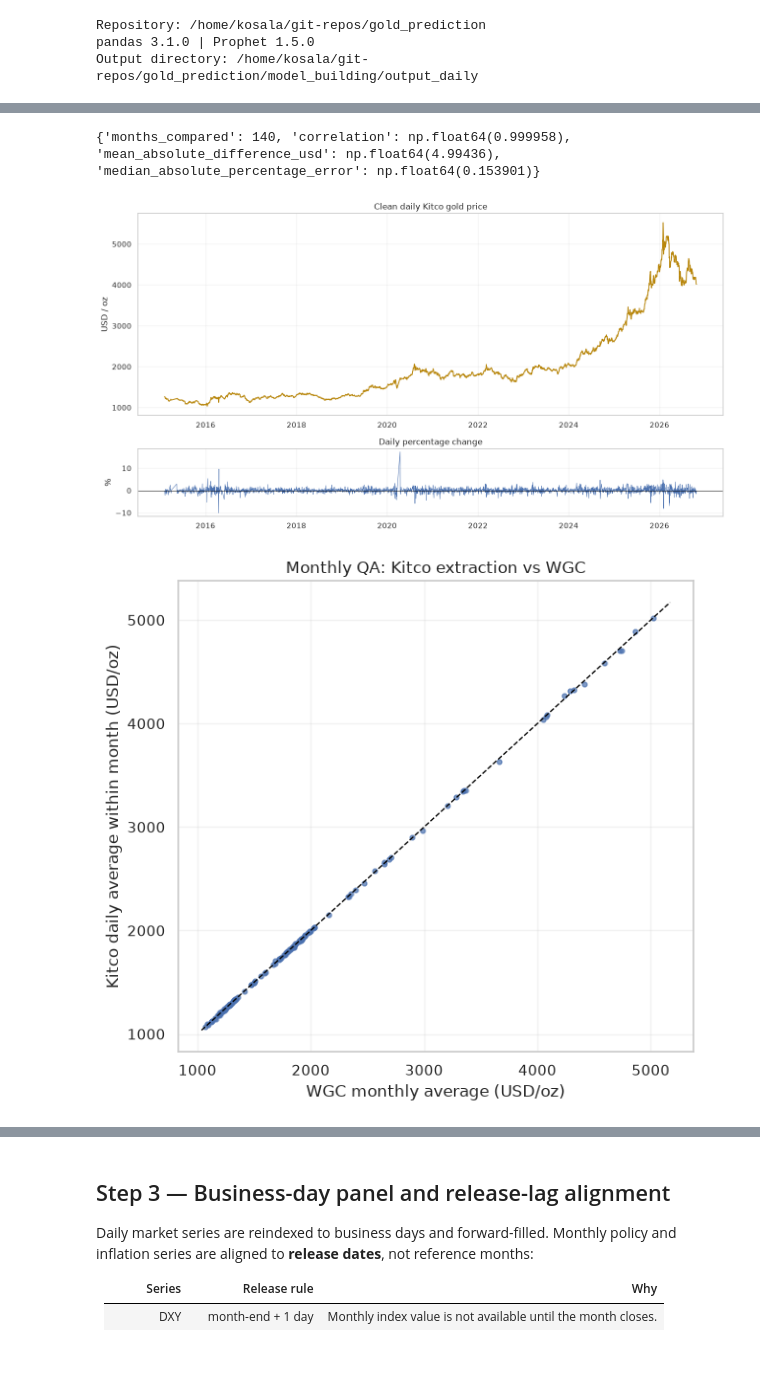
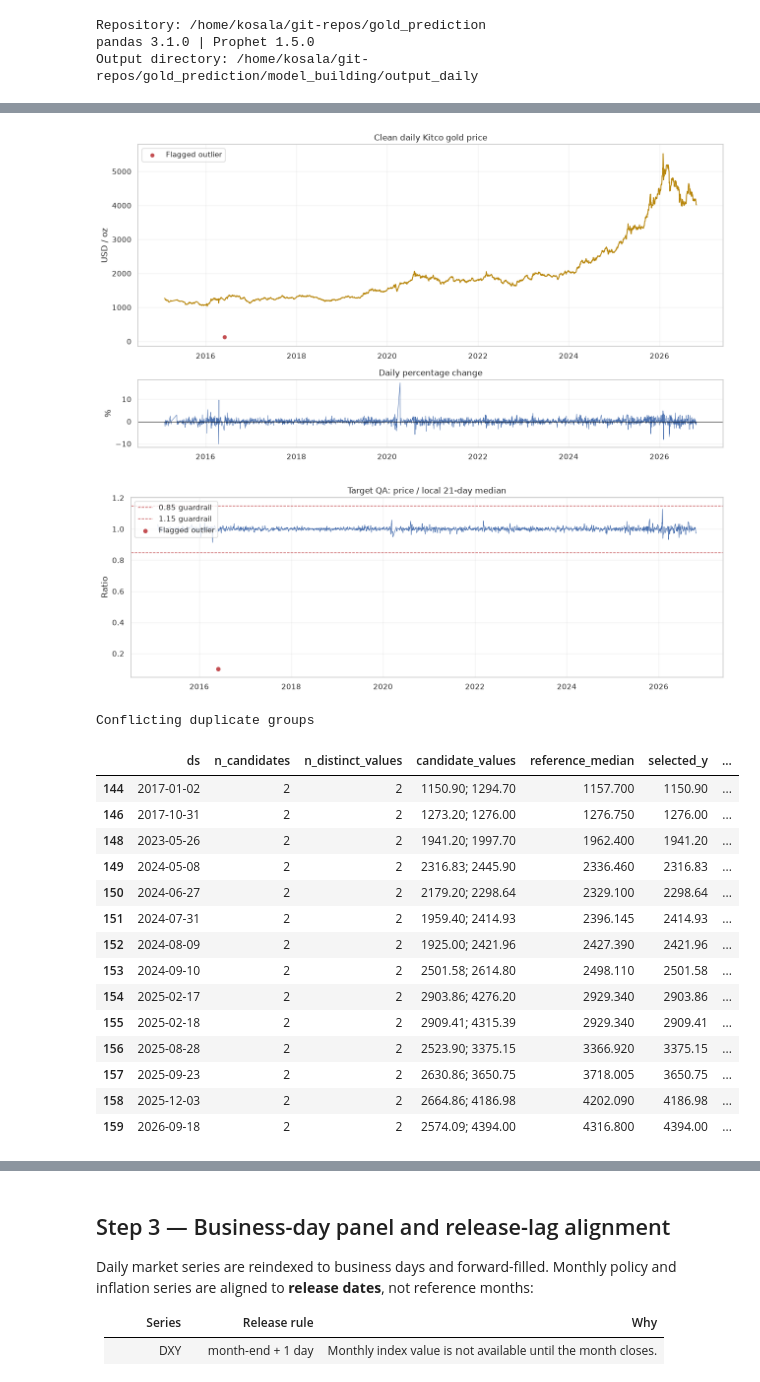
Before and after one commit to kosalaMaduwantha/exps, a Jupyter notebook: gold_prediction/model_building/gold_daily_prophet.ipynb, the cells around one changed output, grey strips where cells are left out. Saved outputs shown, nothing was run; the diff lists cells and outputs as text; code cells hidden in the pictures.

Commit message:
Refactor daily gold model to Dates-only target and daily oil data

```diff
--- a/gold_prediction/model_building/gold_daily_prophet.ipynb
+++ b/gold_prediction/model_building/gold_daily_prophet.ipynb
@@ -245,57 +264,62 @@ The WGC monthly averages are a different source and a different frequency, so th
 # %%
-wgc = load_wgc()
-
-monthly_avg = gold.set_index("ds")["y"].resample("MS").mean()
-wgc_aligned = wgc.reindex(monthly_avg.index.to_period("M"))
-qa_monthly = pd.DataFrame({
-    "kitco_monthly_avg": monthly_avg.values,
-    "wgc_monthly": wgc_aligned.values,
-}, index=monthly_avg.index).dropna()
-qa_monthly["difference"] = qa_monthly["kitco_monthly_avg"] - qa_monthly["wgc_monthly"]
-qa_monthly["pct_error"] = qa_monthly["difference"].abs() / qa_monthly["wgc_monthly"] * 100
-
-qa_stats = {
-    "months_compared": len(qa_monthly),
-    "correlation": qa_monthly[["kitco_monthly_avg", "wgc_monthly"]].corr().iloc[0, 1],
-    "mean_absolute_difference_usd": qa_monthly["difference"].abs().mean(),
-    "median_absolute_percentage_error": qa_monthly["pct_error"].median(),
-}
-print({k: round(v, 6) if isinstance(v, float) else v for k, v in qa_stats.items()})
+gold_series = gold.set_index("ds")["y"]
+returns = gold_series.pct_change() * 100
 
 fig, axes = plt.subplots(2, 1, figsize=(13, 7), height_ratios=[3, 1])
-axes[0].plot(gold["ds"], gold["y"], color="#b8860b", lw=1.4)
+axes[0].plot(gold_series.index, gold_series.values, color="#b8860b", lw=1.4)
+if len(outliers):
+    axes[0].scatter(outliers["ds"], outliers["y"], color="#c44e52", s=25, zorder=4, label="Flagged outlier")
+    axes[0].legend(loc="upper left")
 axes[0].set_title("Clean daily Kitco gold price")
 axes[0].set_ylabel("USD / oz")
 axes[0].grid(alpha=0.25)
 
-returns = gold.set_index("ds")["y"].pct_change() * 100
 axes[1].plot(returns.index, returns.values, color="#4c72b0", lw=0.7)
 axes[1].axhline(0, color="black", lw=0.7)
 axes[1].set_title("Daily percentage change")
 axes[1].set_ylabel("%")
 axes[1].grid(alpha=0.25)
 fig.tight_layout()
 fig.savefig(OUT / "gold_history_daily.png", dpi=150, bbox_inches="tight")
 plt.show()
 
-fig, ax = plt.subplots(figsize=(6.5, 6))
-ax.scatter(qa_monthly["wgc_monthly"], qa_monthly["kitco_monthly_avg"], s=12, alpha=0.7)
-lo = min(qa_monthly["wgc_monthly"].min(), qa_monthly["kitco_monthly_avg"].min()) * 0.97
-hi = max(qa_monthly["wgc_monthly"].max(), qa_monthly["kitco_monthly_avg"].max()) * 1.03
-ax.plot([lo, hi], [lo, hi], ls="--", color="black", lw=1)
-ax.set_xlabel("WGC monthly average (USD/oz)")
-ax.set_ylabel("Kitco daily average within month (USD/oz)")
-ax.set_title("Monthly QA: Kitco extraction vs WGC")
+local_neigh = gold_series.rolling("21D", center=True, min_periods=3).median()
+local_ratio = gold_series / local_neigh
+fig, ax = plt.subplots(figsize=(13, 4.5))
+ax.plot(local_ratio.index, local_ratio.values, color="#4c72b0", lw=0.8)
+ax.axhline(0.85, color="#c44e52", ls="--", lw=1, label="0.85 guardrail")
+ax.axhline(1.15, color="#c44e52", ls="--", lw=1, label="1.15 guardrail")
+if len(outliers):
+    ax.scatter(outliers["ds"], outliers["neigh_ratio"], color="#c44e52", s=30, zorder=4, label="Flagged outlier")
+ax.set_title("Target QA: price / local 21-day median")
+ax.set_ylabel("Ratio")
+ax.legend(loc="upper left")
 ax.grid(alpha=0.25)
 fig.tight_layout()
-fig.savefig(OUT / "wgc_qa_daily.png", dpi=150, bbox_inches="tight")
+fig.savefig(OUT / "target_qa_daily.png", dpi=150, bbox_inches="tight")
 plt.show()
 
-qa_monthly.to_csv(OUT / "wgc_monthly_qa.csv")
+print("Conflicting duplicate groups")
+display(duplicate_audit[duplicate_audit["n_distinct_values"] > 1].sort_values("ds"))
 # %% [output]
-{'months_compared': 140, 'correlation': np.float64(0.999958), 'mean_absolute_difference_usd': np.float64(4.99436), 'median_absolute_percentage_error': np.float64(0.153901)}
-[figure, old version]
+[figure, new version]
-[figure, old version]
+[figure, new version]
+Conflicting duplicate groups
+|  | ds | n_candidates | n_distinct_values | candidate_values | reference_median | selected_y | ... |
+| 144 | 2017-01-02 | 2 | 2 | 1150.90; 1294.70 | 1157.700 | 1150.90 | ... |
+| 146 | 2017-10-31 | 2 | 2 | 1273.20; 1276.00 | 1276.750 | 1276.00 | ... |
+| 148 | 2023-05-26 | 2 | 2 | 1941.20; 1997.70 | 1962.400 | 1941.20 | ... |
+| 149 | 2024-05-08 | 2 | 2 | 2316.83; 2445.90 | 2336.460 | 2316.83 | ... |
+| 150 | 2024-06-27 | 2 | 2 | 2179.20; 2298.64 | 2329.100 | 2298.64 | ... |
+| 151 | 2024-07-31 | 2 | 2 | 1959.40; 2414.93 | 2396.145 | 2414.93 | ... |
+| 152 | 2024-08-09 | 2 | 2 | 1925.00; 2421.96 | 2427.390 | 2421.96 | ... |
+| 153 | 2024-09-10 | 2 | 2 | 2501.58; 2614.80 | 2498.110 | 2501.58 | ... |
+| 154 | 2025-02-17 | 2 | 2 | 2903.86; 4276.20 | 2929.340 | 2903.86 | ... |
+| 155 | 2025-02-18 | 2 | 2 | 2909.41; 4315.39 | 2929.340 | 2909.41 | ... |
+| 156 | 2025-08-28 | 2 | 2 | 2523.90; 3375.15 | 3366.920 | 3375.15 | ... |
+| 157 | 2025-09-23 | 2 | 2 | 2630.86; 3650.75 | 3718.005 | 3650.75 | ... |
+| 158 | 2025-12-03 | 2 | 2 | 2664.86; 4186.98 | 4202.090 | 4186.98 | ... |
+| 159 | 2026-09-18 | 2 | 2 | 2574.09; 4394.00 | 4316.800 | 4394.00 | ... |
 # %% [markdown]
 ## Step 2 — External regressors and coverage
 
```
Also changed, not shown: parts of 19 cells of this notebook, 32 other files.
